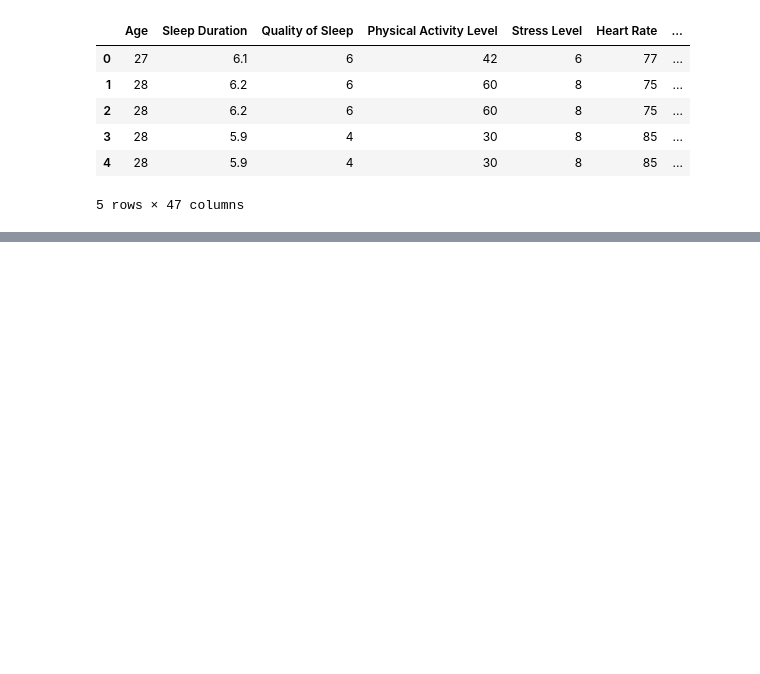
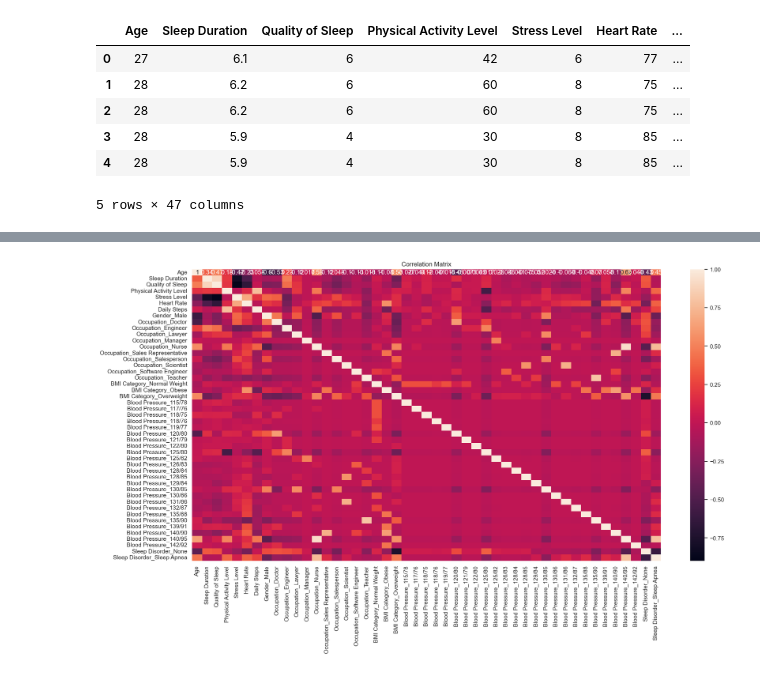
Before and after one commit to LiamHarmon/DAV_CA, a Jupyter notebook: DAV_CA.ipynb, the cells around one changed output, grey strips where cells are left out. Drawn from its saved outputs; the diff is of its cells as text; code cells hidden in the pictures; blank space fills up the shorter version.

```diff
--- a/DAV_CA.ipynb
+++ b/DAV_CA.ipynb
@@ -140,0 +146,12 @@ final_data.head()
+# %%
+# Correlation matrix
+import seaborn as sns
+import matplotlib.pyplot as plt
+
+correlation_matrix = final_data.corr()
+sns.set(rc={'figure.figsize': (20, 10)})
+sns.heatmap(correlation_matrix, annot=True)
+plt.title("Correlation Matrix")
+plt.show()
+# %% [output]
+[figure, added]
```
Also changed, not shown: parts of 10 cells of this notebook.
